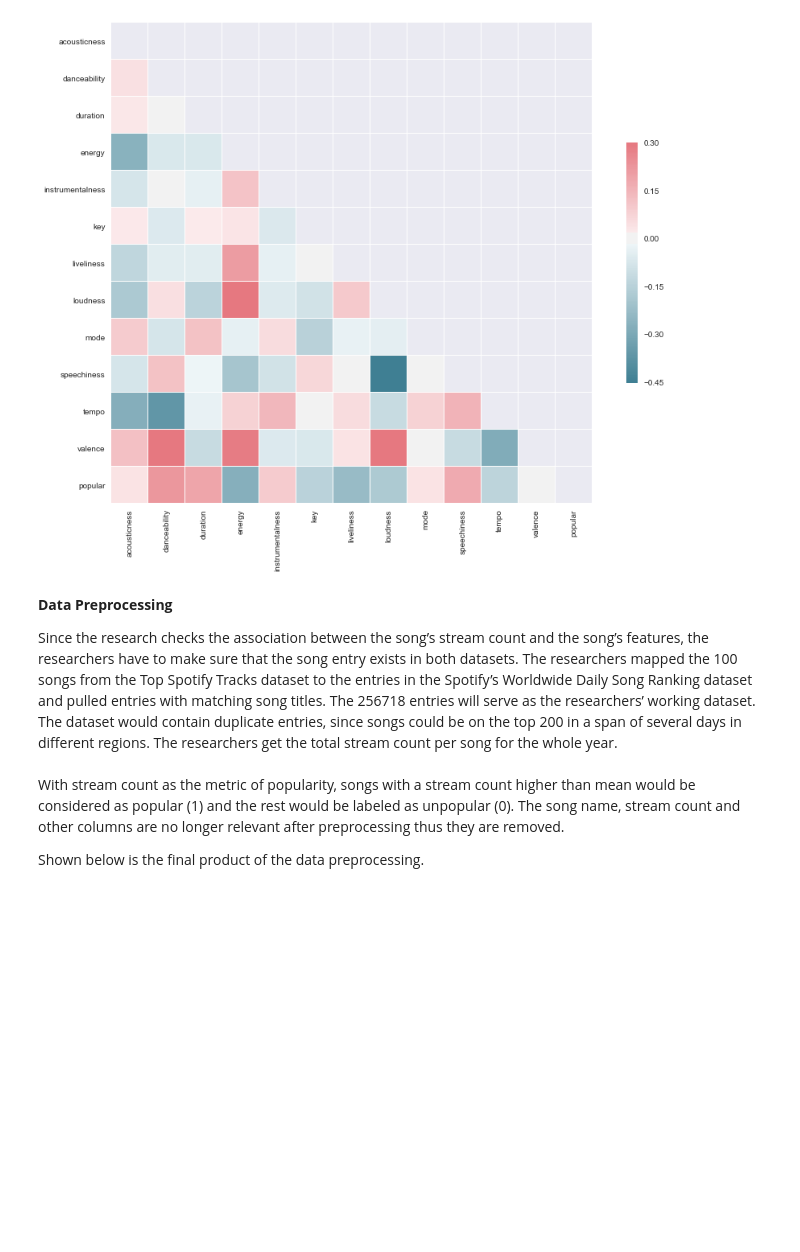
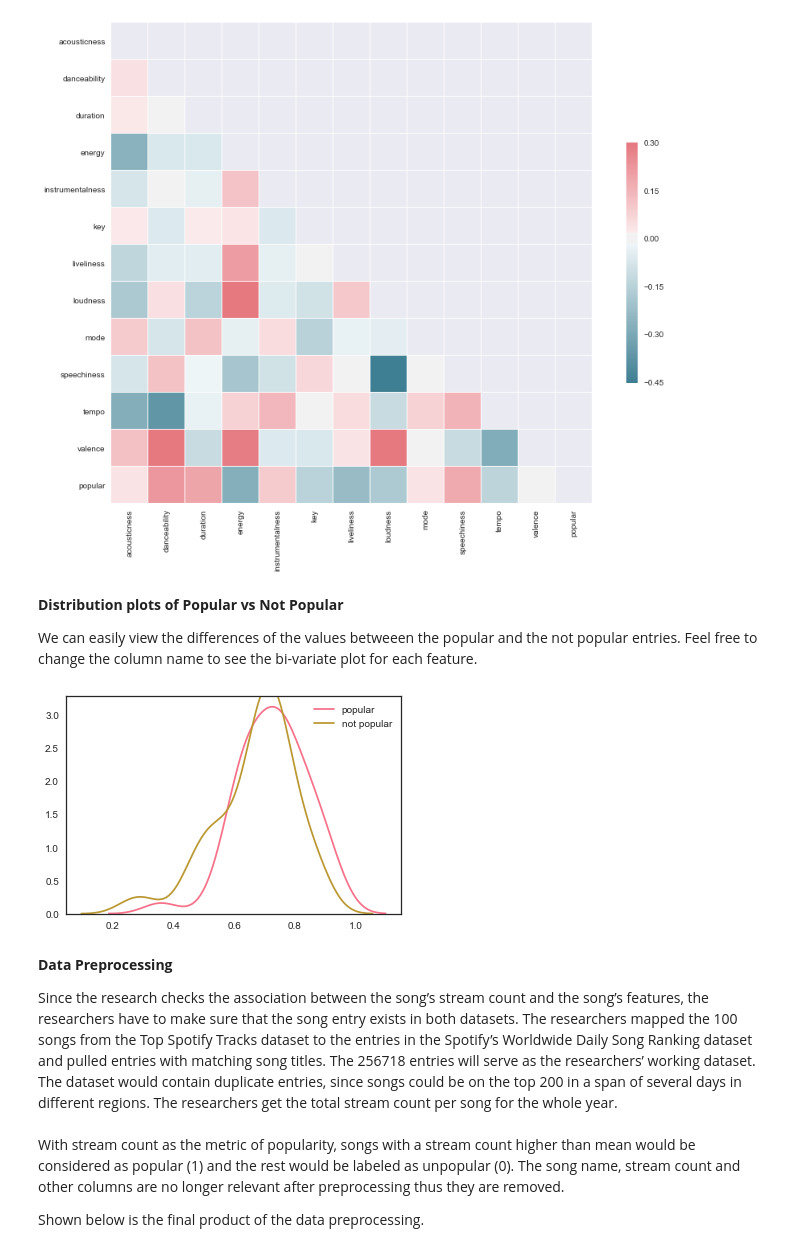
Before and after one commit to djjeff06/Spotify---Main-Notebook, a Jupyter notebook: MAC-LRN Spotify Notebook.ipynb, the cells around one changed output. Saved outputs shown, nothing was run; the diff lists cells and outputs as text; code cells hidden in the pictures; blank space fills up the shorter version.

```diff
--- a/MAC-LRN Spotify Notebook.ipynb
+++ b/MAC-LRN Spotify Notebook.ipynb
@@ -235,6 +237,35 @@ sns.heatmap(corr, mask=mask, cmap=cmap, vmax=.3, center=0, square=True, linewidt
 # %% [output]
 <matplotlib.axes._subplots.AxesSubplot at 0x...>
 [figure]
+# %% [markdown]
+<b> Distribution plots of Popular vs Not Popular </b>
+
+We can easily view the differences of the values betweeen the popular and the not popular entries.
+Feel free to change the column name to see the bi-variate plot for each feature.
+# %%
+from string import ascii_letters
+import numpy as np
+import pandas as pd
+import seaborn as sns
+import matplotlib.pyplot as plt
+
+sns.set(style="white")
+
+data = pd.read_csv('spotify_dataset.csv')
+
+popular = data.query('popular == 1')
+notpop = data.query('popular == 0')
+#print(subset)
+
+sns.set_palette("husl")
+
+popular = sns.kdeplot(popular['danceability'], label='popular') #pink
+notpop = sns.kdeplot(notpop['danceability'], label='not popular') #yellow
+
+plt.legend()
+plt.show()
+# %% [output]
+[figure, added]
 # %% [markdown]
 <b>Data Preprocessing</b>
 
```
Also changed, not shown: parts of 13 cells of this notebook.
